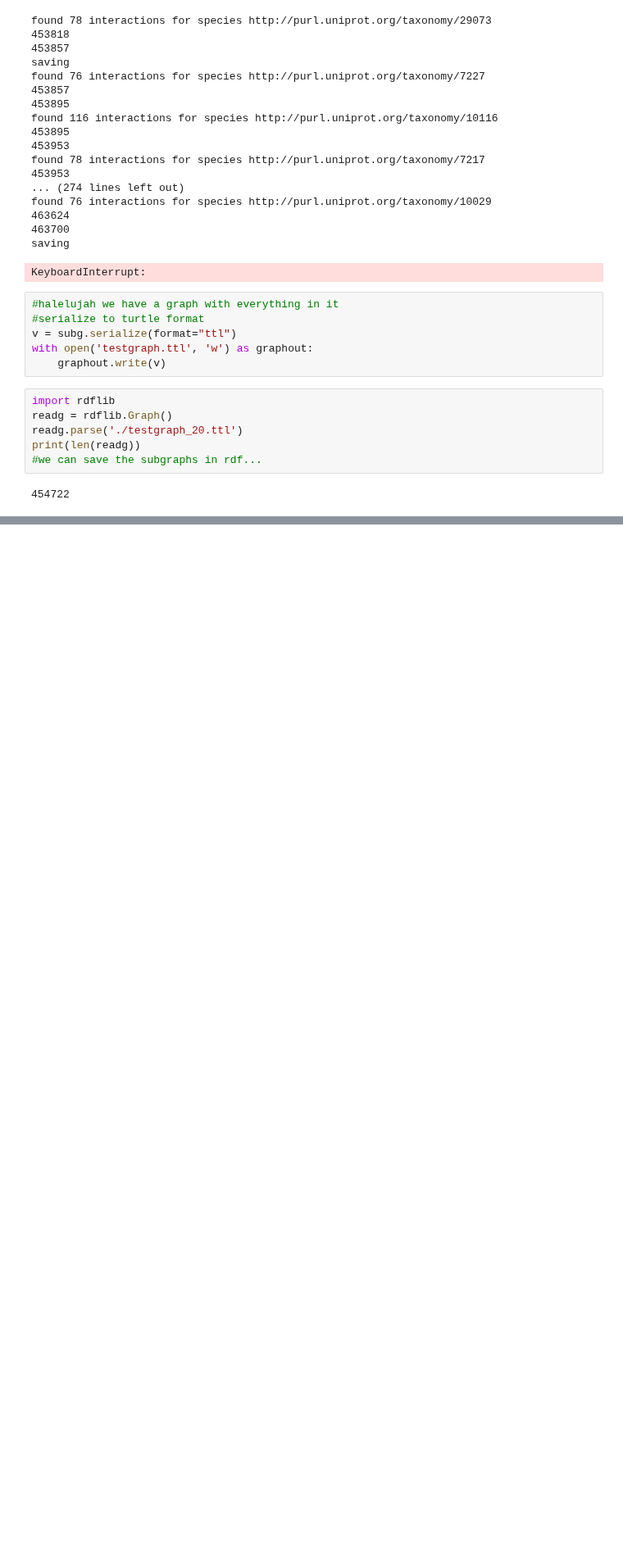
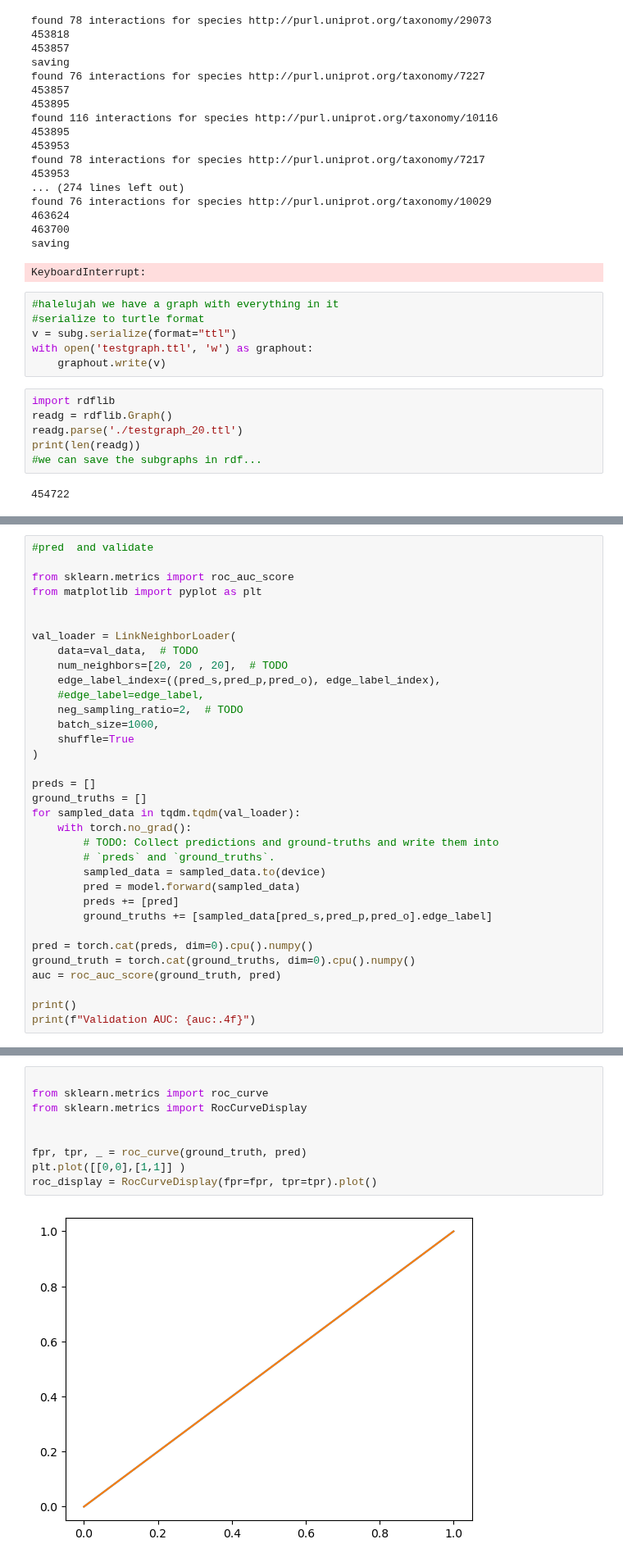
Before and after one commit to DessimozLab/RDF_Graphnet, a Jupyter notebook: rdf2network/rdf2networkx.ipynb, the cells around one changed output, grey strips where cells are left out. Shown at 82% size. Drawn from its saved outputs; the diff is of its cells as text; blank space fills up the shorter version.

```diff
--- a/rdf2network/rdf2networkx.ipynb
+++ b/rdf2network/rdf2networkx.ipynb
@@ -441,0 +429,34 @@ KeyError: 'ns6'
+# %%
+#pred  and validate
+
+from sklearn.metrics import roc_auc_score
+from matplotlib import pyplot as plt
+
+
+val_loader = LinkNeighborLoader(
+    data=val_data,  # TODO
+    num_neighbors=[20, 20 , 20],  # TODO
+    edge_label_index=((pred_s,pred_p,pred_o), edge_label_index),
+    #edge_label=edge_label,
+    neg_sampling_ratio=2,  # TODO
+    batch_size=1000,
+    shuffle=True
+)
+
+preds = []
+ground_truths = []
+for sampled_data in tqdm.tqdm(val_loader):
+    with torch.no_grad():
+        # TODO: Collect predictions and ground-truths and write them into
+        # `preds` and `ground_truths`.
+        sampled_data = sampled_data.to(device)
+        pred = model.forward(sampled_data)
+        preds += [pred]
+        ground_truths += [sampled_data[pred_s,pred_p,pred_o].edge_label]
+
+pred = torch.cat(preds, dim=0).cpu().numpy()
+ground_truth = torch.cat(ground_truths, dim=0).cpu().numpy()
+auc = roc_auc_score(ground_truth, pred)
+
+print()
+print(f"Validation AUC: {auc:.4f}")
@@ -441,0 +465,11 @@ KeyError: 'ns6'
+# %%
+
+from sklearn.metrics import roc_curve
+from sklearn.metrics import RocCurveDisplay
+
+
+fpr, tpr, _ = roc_curve(ground_truth, pred)
+plt.plot([[0,0],[1,1]] )
+roc_display = RocCurveDisplay(fpr=fpr, tpr=tpr).plot()
+# %% [output]
+[figure, added]
```
Also changed, not shown: parts of 14 cells of this notebook, 1 other file.
